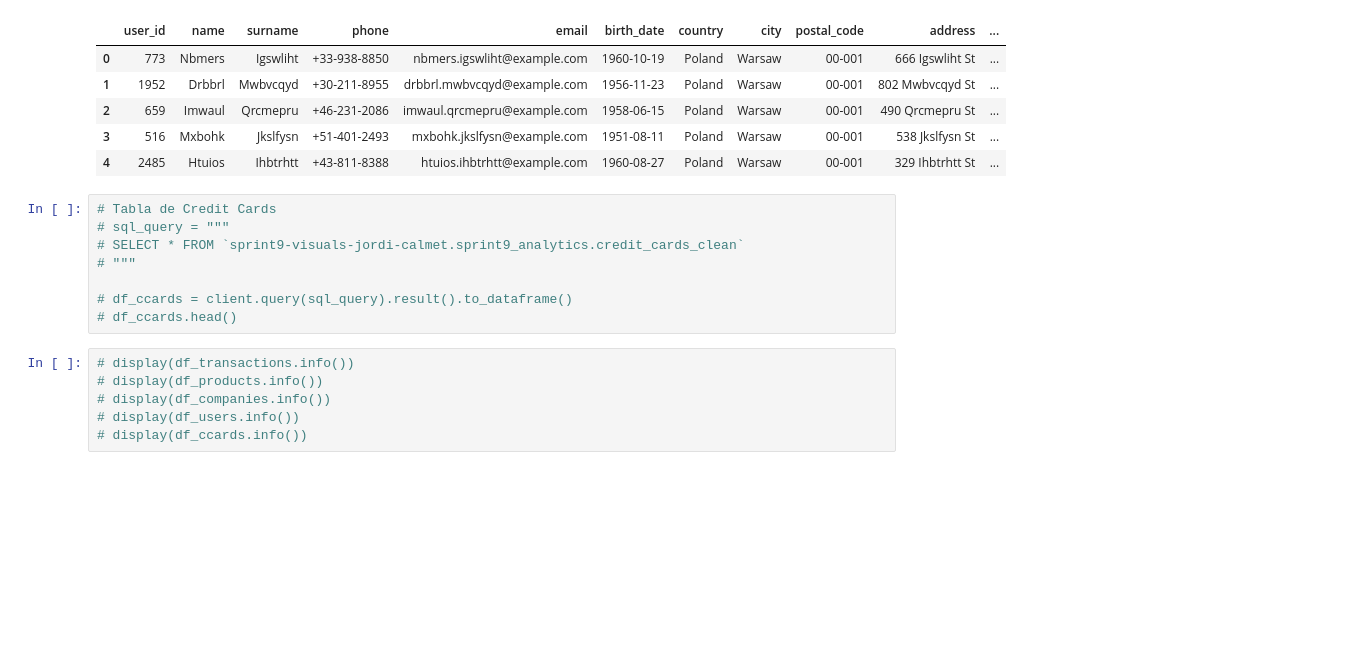
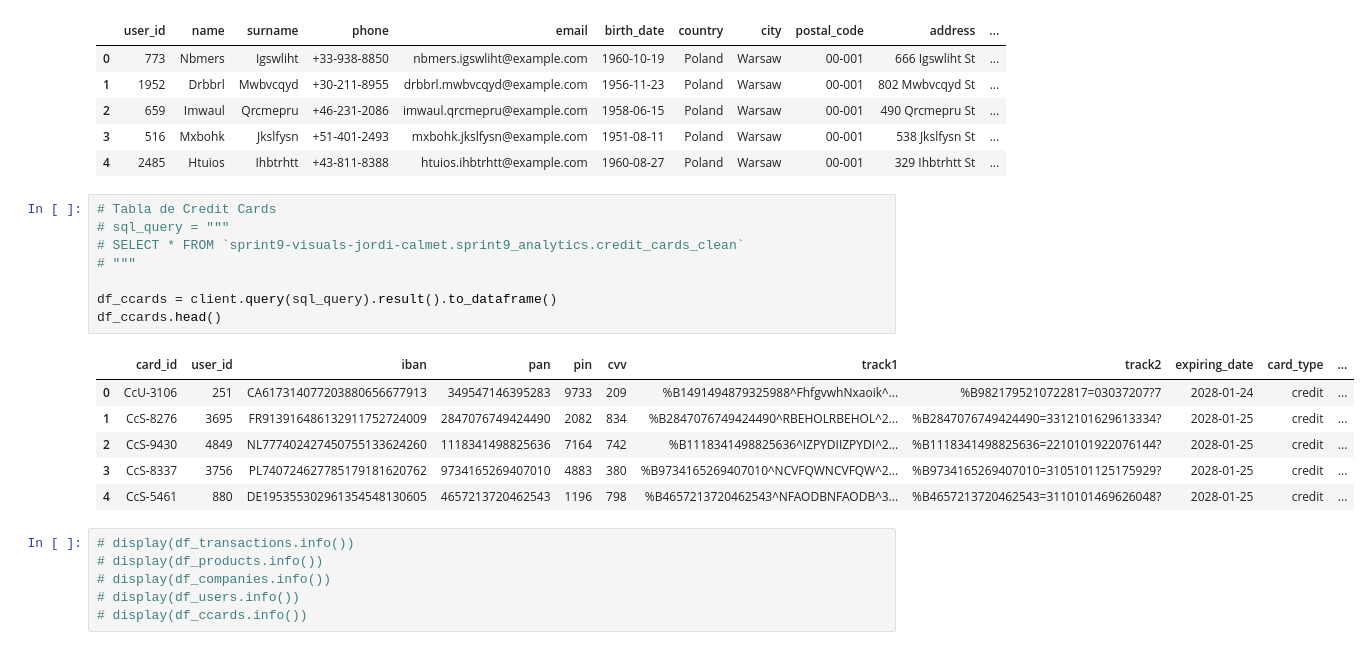
Before and after one commit to jordi-cx/it_academy, a Jupyter notebook: sprint_09_jcx_wip.ipynb, the cells around one changed output. Drawn from its saved outputs; the diff is of its cells as text; blank space fills up the shorter version.

```diff
--- a/sprint_09_jcx_wip.ipynb
+++ b/sprint_09_jcx_wip.ipynb
@@ -86,11 +86,18 @@ df_users.head()
 # %%
 # Tabla de Credit Cards
 # sql_query = """
 # SELECT * FROM `sprint9-visuals-jordi-calmet.sprint9_analytics.credit_cards_clean`
 # """
 
-# df_ccards = client.query(sql_query).result().to_dataframe()
-# df_ccards.head()
+df_ccards = client.query(sql_query).result().to_dataframe()
+df_ccards.head()
+# %% [output]
+|  | card_id | user_id | iban | pan | pin | cvv | track1 | track2 | expiring_date | card_type | ... |
+| 0 | CcU-3106 | 251 | CA617314077203880656677913 | 349547146395283 | 9733 | 209 | %B1491494879325988^FhfgvwhNxaoik^... | %B9821795210722817=03037207?7 | 2028-01-24 | credit | ... |
+| 1 | CcS-8276 | 3695 | FR913916486132911752724009 | 2847076749424490 | 2082 | 834 | %B2847076749424490^RBEHOLRBEHOL^2... | %B2847076749424490=3312101629613334? | 2028-01-25 | credit | ... |
+| 2 | CcS-9430 | 4849 | NL777402427450755133624260 | 1118341498825636 | 7164 | 742 | %B1118341498825636^IZPYDIIZPYDI^2... | %B1118341498825636=2210101922076144? | 2028-01-25 | credit | ... |
+| 3 | CcS-8337 | 3756 | PL740724627785179181620762 | 9734165269407010 | 4883 | 380 | %B9734165269407010^NCVFQWNCVFQW^2... | %B9734165269407010=3105101125175929? | 2028-01-25 | credit | ... |
+| 4 | CcS-5461 | 880 | DE195355302961354548130605 | 4657213720462543 | 1196 | 798 | %B4657213720462543^NFAODBNFAODB^3... | %B4657213720462543=3110101469626048? | 2028-01-25 | credit | ... |
 # %%
 # display(df_transactions.info())
 # display(df_products.info())
```
Also changed, not shown: parts of 24 cells of this notebook.
